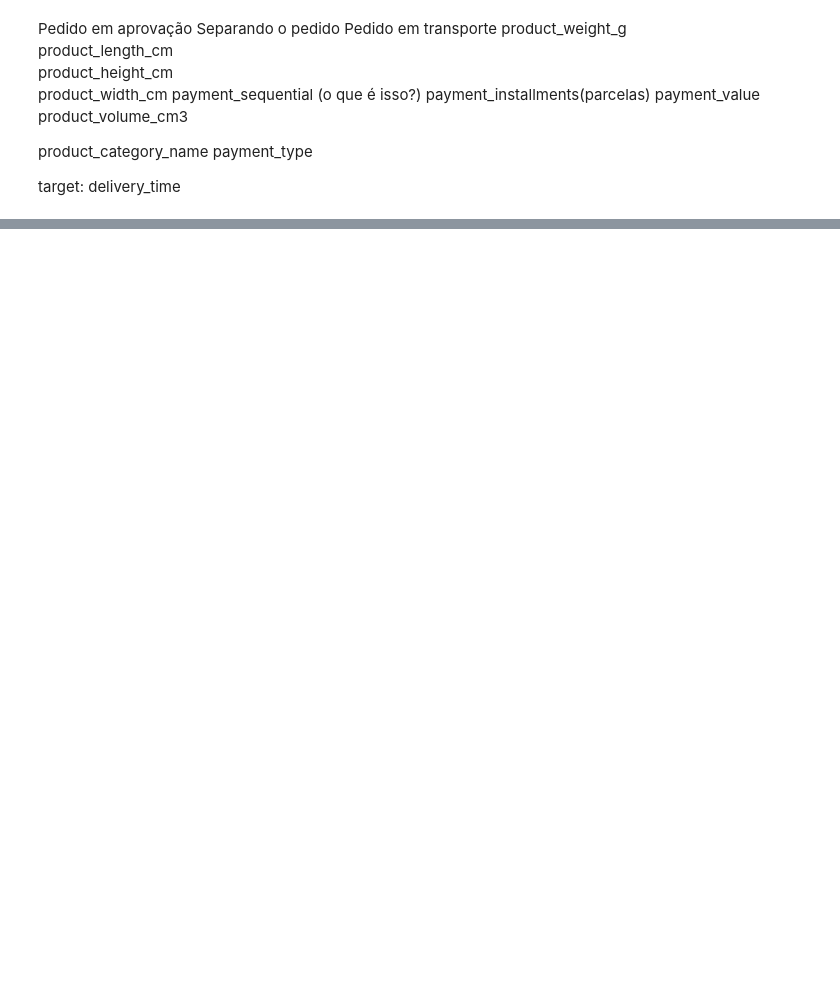
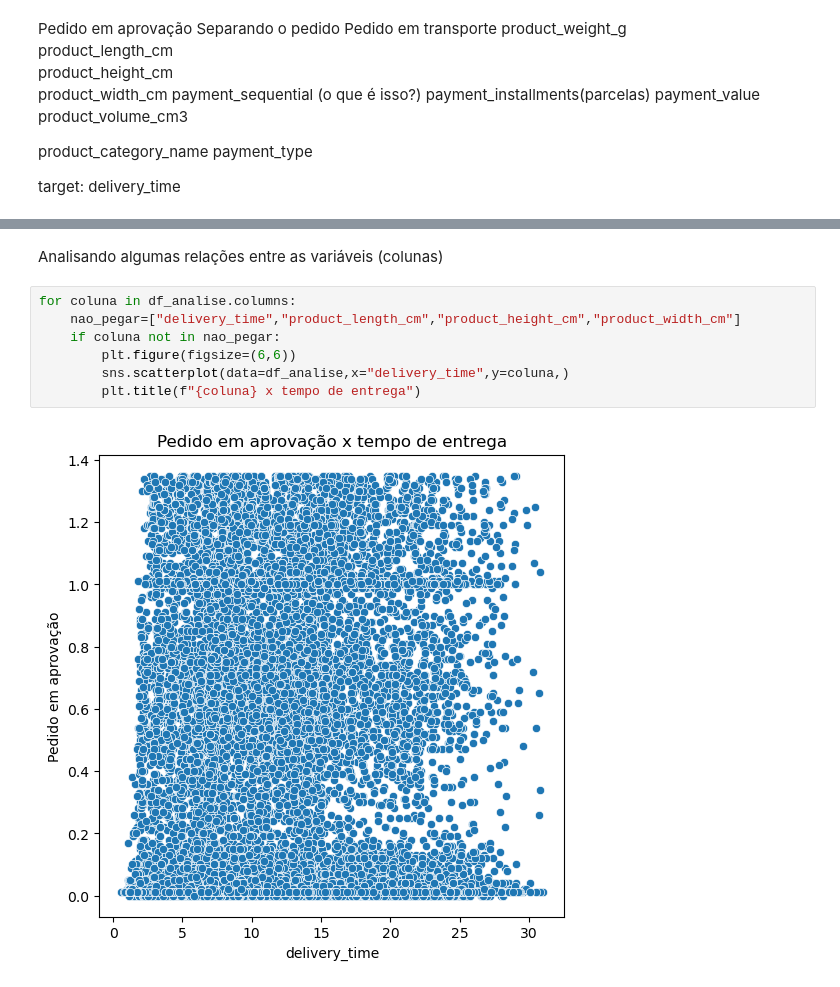
Before and after one commit to mateusono1/De-Company, a Jupyter notebook: analise_dados.ipynb, the cells around one changed output, grey strips where cells are left out. Drawn from its saved outputs; the diff is of its cells as text; blank space fills up the shorter version.

```diff
--- a/analise_dados.ipynb
+++ b/analise_dados.ipynb
@@ -171,0 +172,11 @@ sns.heatmap(data=matriz,cmap="vlag")
+# %% [markdown]
+Analisando algumas relações entre as variáveis (colunas)
+# %%
+for coluna in df_analise.columns:
+    nao_pegar=["delivery_time","product_length_cm","product_height_cm","product_width_cm"]
+    if coluna not in nao_pegar:
+        plt.figure(figsize=(6,6))
+        sns.scatterplot(data=df_analise,x="delivery_time",y=coluna,)
+        plt.title(f"{coluna} x tempo de entrega")
+# %% [output]
+[figure, added]
```
Also changed, not shown: parts of 7 cells of this notebook.
